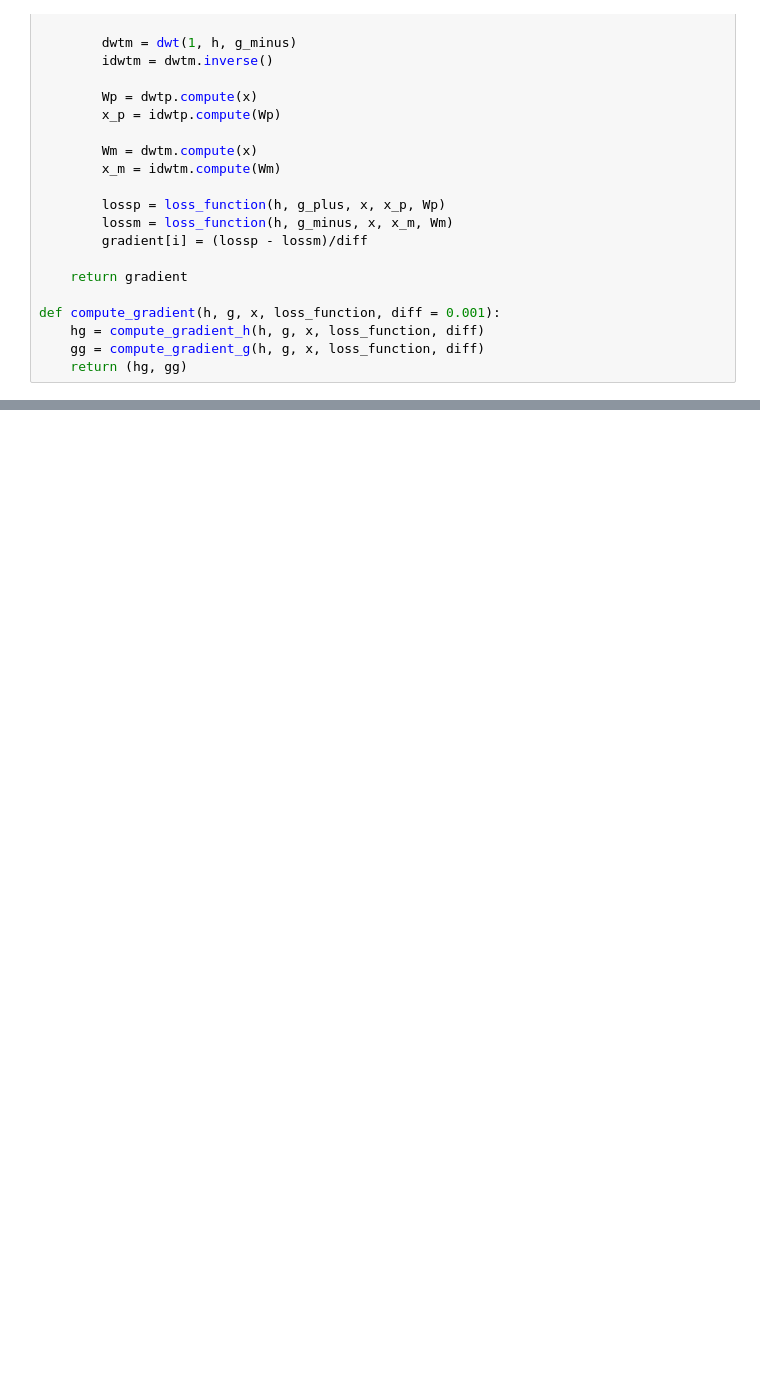
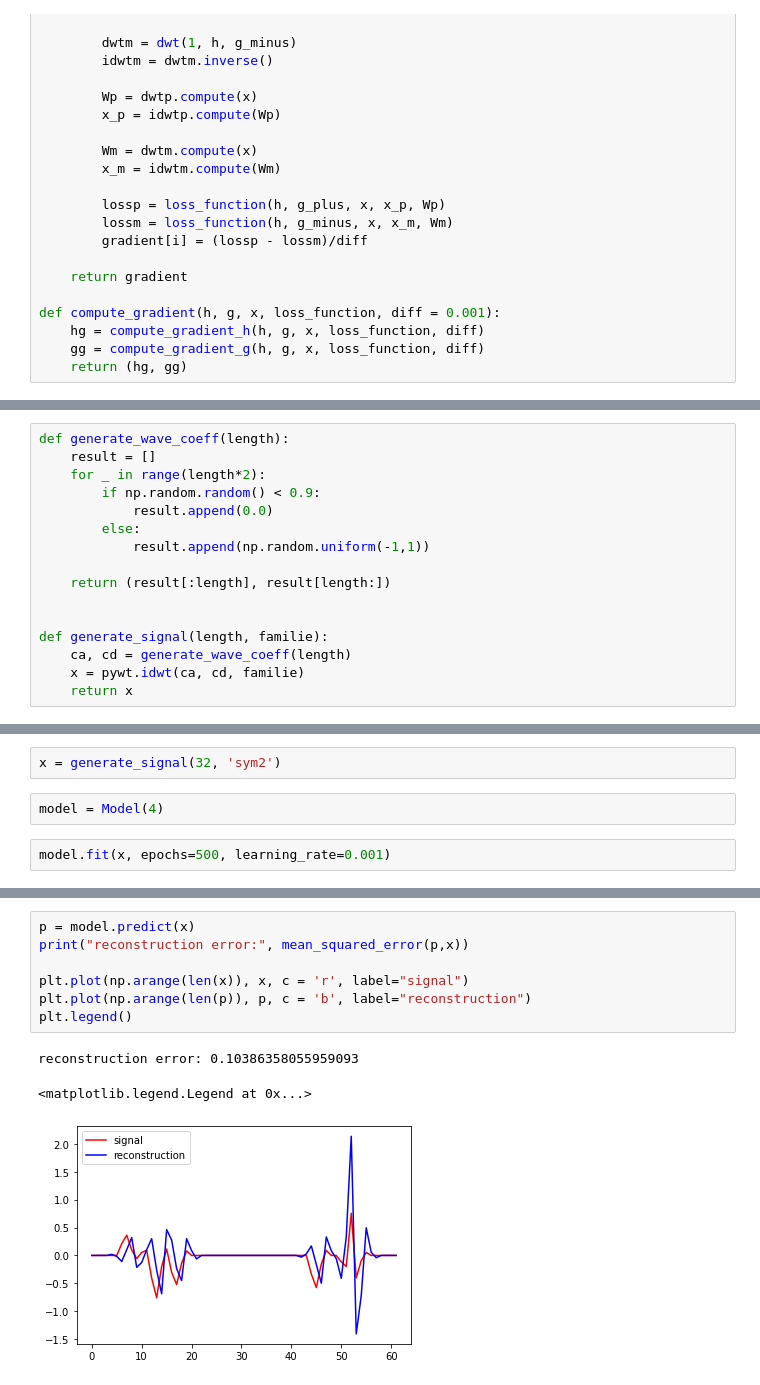
Before and after one commit to Carlitonchin/Learning-Wavelets-with-CNN, a Jupyter notebook: code.ipynb, the cells around one changed output, grey strips where cells are left out. Drawn from its saved outputs; the diff is of its cells as text; blank space fills up the shorter version.

Commit message:
testing the model

```diff
--- a/code.ipynb
+++ b/code.ipynb
@@ -211,0 +166,16 @@ AttributeError: 'Model' object has no attribute 'wavelet'
+# %%
+def generate_wave_coeff(length):
+    result = []
+    for _ in range(length*2):
+        if np.random.random() < 0.9:
+            result.append(0.0)
+        else:
+            result.append(np.random.uniform(-1,1))
+
+    return (result[:length], result[length:])
+
+
+def generate_signal(length, familie):
+    ca, cd = generate_wave_coeff(length)
+    x = pywt.idwt(ca, cd, familie)
+    return x
@@ -211,0 +204,6 @@ AttributeError: 'Model' object has no attribute 'wavelet'
+# %%
+x = generate_signal(32, 'sym2')
+# %%
+model = Model(4)
+# %%
+model.fit(x, epochs=500, learning_rate=0.001)
@@ -211,0 +228,11 @@ AttributeError: 'Model' object has no attribute 'wavelet'
+# %%
+p = model.predict(x)
+print("reconstruction error:", mean_squared_error(p,x))
+
+plt.plot(np.arange(len(x)), x, c = 'r', label="signal")
+plt.plot(np.arange(len(p)), p, c = 'b', label="reconstruction")
+plt.legend()
+# %% [output]
+reconstruction error: 0.10386358055959093
+<matplotlib.legend.Legend at 0x...>
+[figure, added]
```
Also changed, not shown: parts of 12 cells of this notebook.
